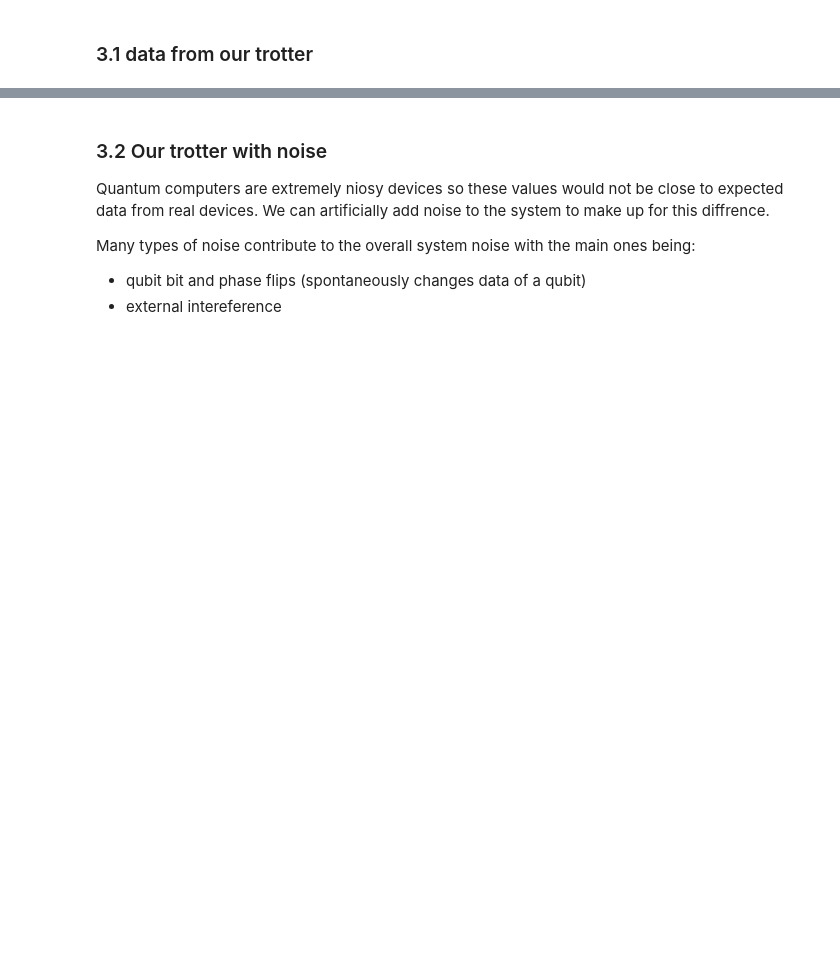
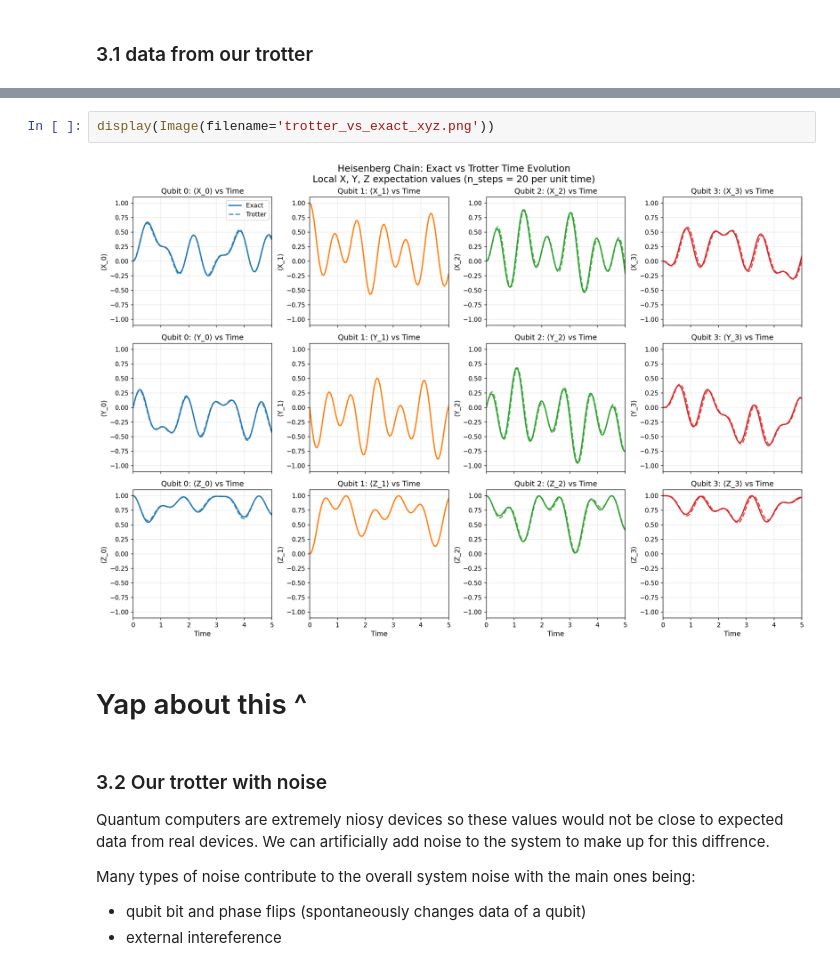
Before and after one commit to laramt04/Time-Evolution-QC-Project, a Jupyter notebook: Report.ipynb, the cells around one changed output, grey strips where cells are left out. Drawn from its saved outputs; the diff is of its cells as text; blank space fills up the shorter version.

```diff
--- a/Report.ipynb
+++ b/Report.ipynb
@@ -302,3 +306,9 @@ Image("img/picture.png")
+# %%
+display(Image(filename='trotter_vs_exact_xyz.png'))
+# %% [output]
+[figure, added]
+# %% [markdown]
+# Yap about this ^
 # %% [markdown]
 ### 3.2 Our trotter with noise
 
```
Also changed, not shown: parts of 16 cells of this notebook.
